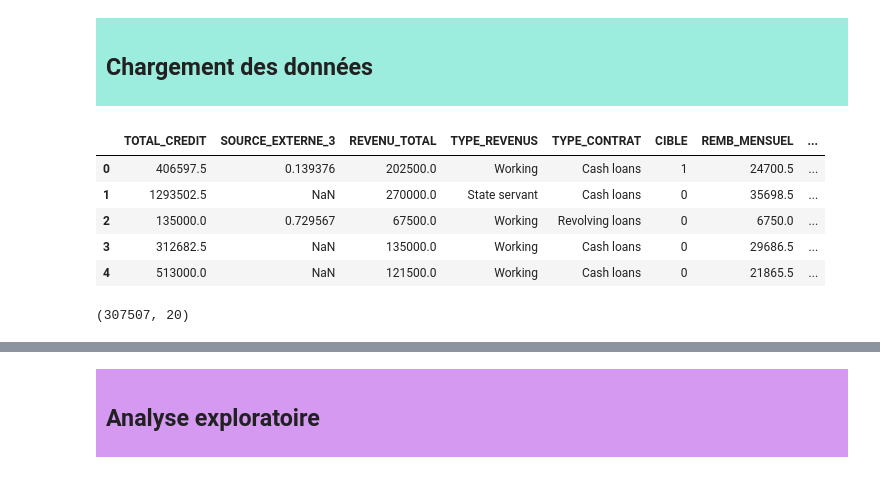
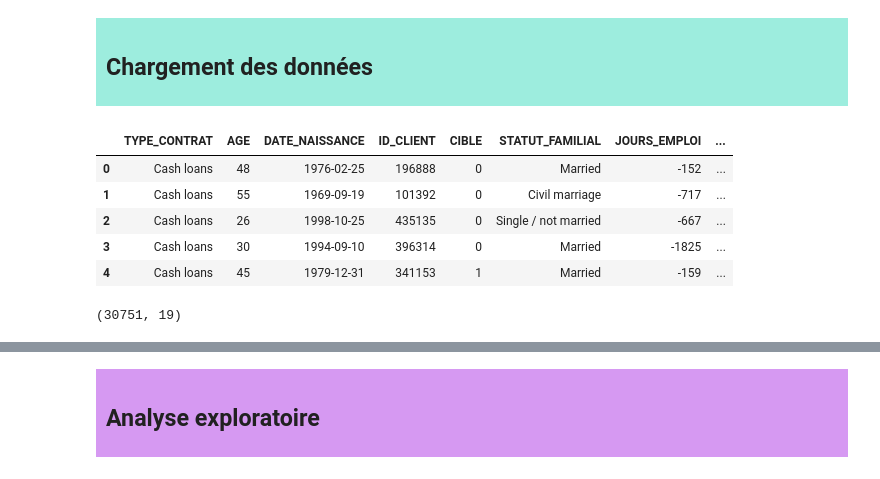
Before and after one commit to Rukiakuchiki92/p7-ml, a Jupyter notebook: 030_P07_Modélisation.ipynb, the cells around one changed output, grey strips where cells are left out. Saved outputs shown, nothing was run; the diff lists cells and outputs as text; code cells hidden in the pictures.

```diff
--- a/030_P07_Modélisation.ipynb
+++ b/030_P07_Modélisation.ipynb
@@ -56,19 +58,19 @@ import shap
 <h2>Chargement des données</h2>
 </div>
 # %%
-df = pd.read_csv('app_train_clean.csv')
+df = pd.read_csv('app_train_sample_clean.csv')
 df.head(5)
 # %% [output]
-|  | TOTAL_CREDIT | SOURCE_EXTERNE_3 | REVENU_TOTAL | TYPE_REVENUS | TYPE_CONTRAT | CIBLE | REMB_MENSUEL | ... |
-| 0 | 406597.5 | 0.139376 | 202500.0 | Working | Cash loans | 1 | 24700.5 | ... |
-| 1 | 1293502.5 | NaN | 270000.0 | State servant | Cash loans | 0 | 35698.5 | ... |
-| 2 | 135000.0 | 0.729567 | 67500.0 | Working | Revolving loans | 0 | 6750.0 | ... |
-| 3 | 312682.5 | NaN | 135000.0 | Working | Cash loans | 0 | 29686.5 | ... |
-| 4 | 513000.0 | NaN | 121500.0 | Working | Cash loans | 0 | 21865.5 | ... |
+|  | TYPE_CONTRAT | AGE | DATE_NAISSANCE | ID_CLIENT | CIBLE | STATUT_FAMILIAL | JOURS_EMPLOI | ... |
+| 0 | Cash loans | 48 | 1976-02-25 | 196888 | 0 | Married | -152 | ... |
+| 1 | Cash loans | 55 | 1969-09-19 | 101392 | 0 | Civil marriage | -717 | ... |
+| 2 | Cash loans | 26 | 1998-10-25 | 435135 | 0 | Single / not married | -667 | ... |
+| 3 | Cash loans | 30 | 1994-09-10 | 396314 | 0 | Married | -1825 | ... |
+| 4 | Cash loans | 45 | 1979-12-31 | 341153 | 1 | Married | -159 | ... |
 # %%
 df.shape
 # %% [output]
-(307507, 20)
+(30751, 19)
 # %%
 df.tail()
 # %% [output]
```
Also changed, not shown: parts of 32 cells of this notebook, 1 other file.
